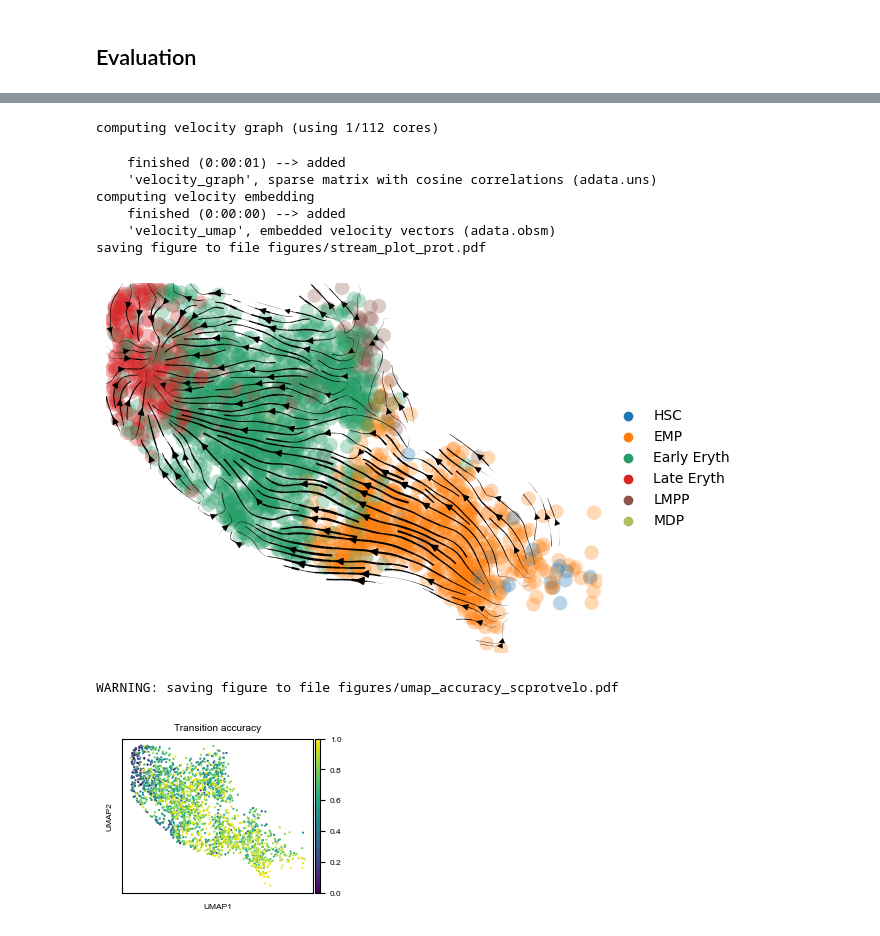
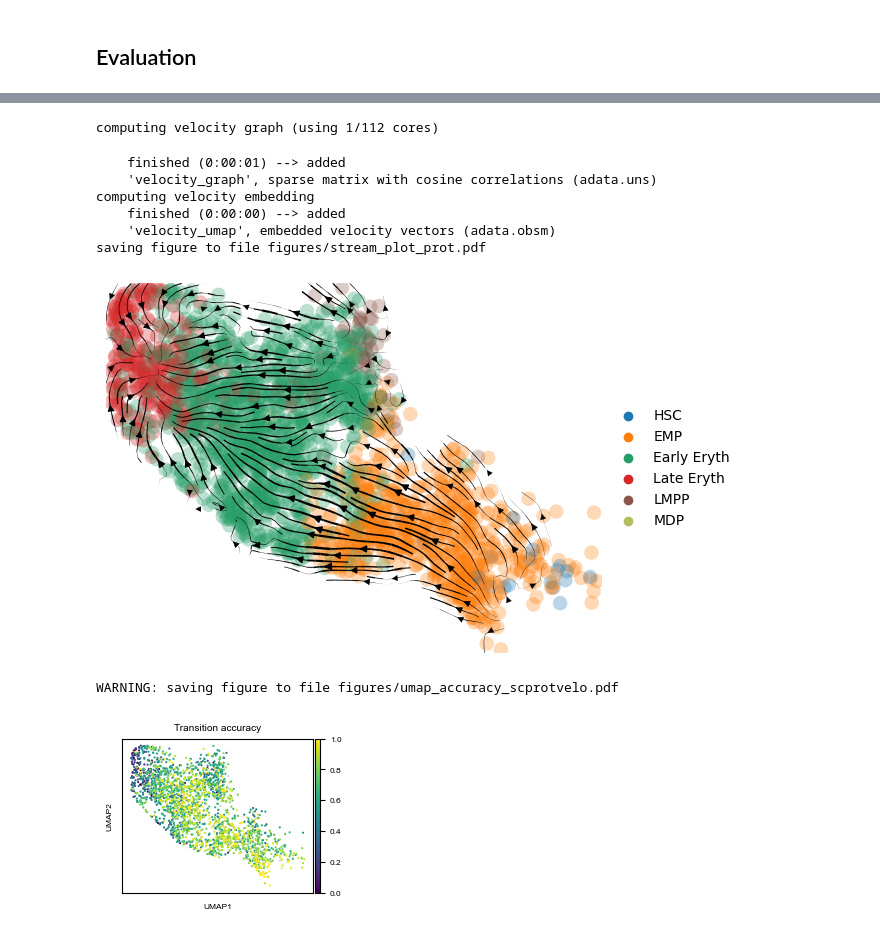
Before and after one commit to theislab/scProtVelo, a Jupyter notebook: notebooks/1_scProtVelo_run_individual_times_all_genes.ipynb, the cells around one changed output, grey strips where cells are left out. Saved outputs shown, nothing was run; the diff lists cells and outputs as text; code cells hidden in the pictures.

```diff
--- a/notebooks/1_scProtVelo_run_individual_times_all_genes.ipynb
+++ b/notebooks/1_scProtVelo_run_individual_times_all_genes.ipynb
@@ -89,10 +92,10 @@ Monitored metric elbo_validation did not improve in the last 70 records. Best sc
 ## Evaluation
 # %%
 quantile02 = adata_train.obs['dpt_pseudotime'].quantile(.2)
-early = adata_train[adata_train.obs['dpt_pseudotime'] < quantile02].layers['smoothed_rna'].mean(axis=0)
+early = adata_train[adata_train.obs['dpt_pseudotime'] < quantile02].layers['rna'].mean(axis=0)
 
 quantile08 = adata_train.obs['dpt_pseudotime'].quantile(.8)
-late = adata_train[adata_train.obs['dpt_pseudotime'] > quantile08].layers['smoothed_rna'].mean(axis=0)
+late = adata_train[adata_train.obs['dpt_pseudotime'] > quantile08].layers['rna'].mean(axis=0)
 
 up = np.array(late - early) > 0
 
@@ -167,26 +170,26 @@ with plt.rc_context({'font.family': 'Arial', 'font.size': 6}):
 # %%
 genes = list(adata_train.var['fit_likelihood'].sort_values(ascending=False).index)[:100]
 adata2 = adata_train[:, genes].copy()
 
-velocity_graph(adata2, xkey='smoothed_protein')
+velocity_graph(adata2, xkey='protein')
 
 scv.pl.velocity_embedding_stream(
     adata2,
     color='cell_type',
     basis='umap',
     title='',
     legend_loc='right_margin',
     save='figures/stream_plot_prot.pdf',
 )
 # %% [output]
 computing velocity graph (using 1/112 cores)
     finished (0:00:01) --> added
     'velocity_graph', sparse matrix with cosine correlations (adata.uns)
 computing velocity embedding
     finished (0:00:00) --> added
     'velocity_umap', embedded velocity vectors (adata.obsm)
 saving figure to file figures/stream_plot_prot.pdf
-[figure, old version]
+[figure, new version]
 # %%
 adata = adata2
 
@@ -207,6 +210,6 @@ with plt.rc_context({'font.family': 'Arial', 'font.size': 6, 'figure.figsize': (
     sc.pl.umap(adata, color=['Transition accuracy'], vmin=0, vmax=1, s=10, save='_accuracy_scprotvelo.pdf')
 # %% [output]
 WARNING: saving figure to file figures/umap_accuracy_scprotvelo.pdf
-[figure, old version]
+[figure, new version]
 # %%
 pd.DataFrame(fraction_positive).to_csv('tmp/fraction_positive.csv', index=True)
```
Also changed, not shown: parts of 4 cells of this notebook, 13 other files.
